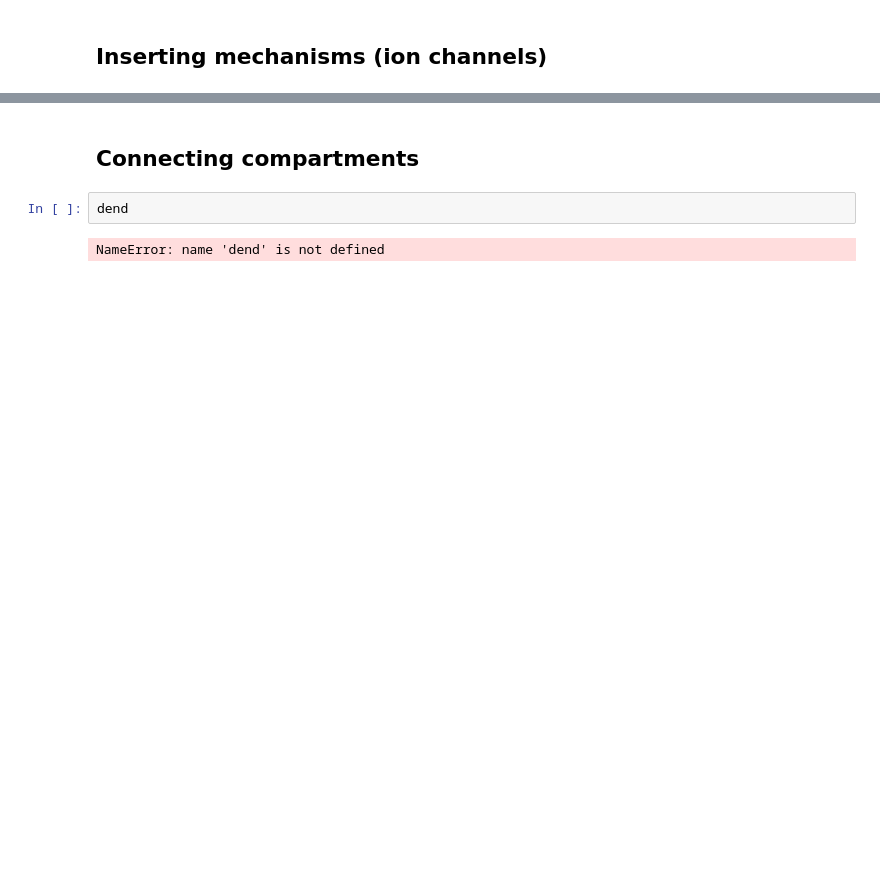
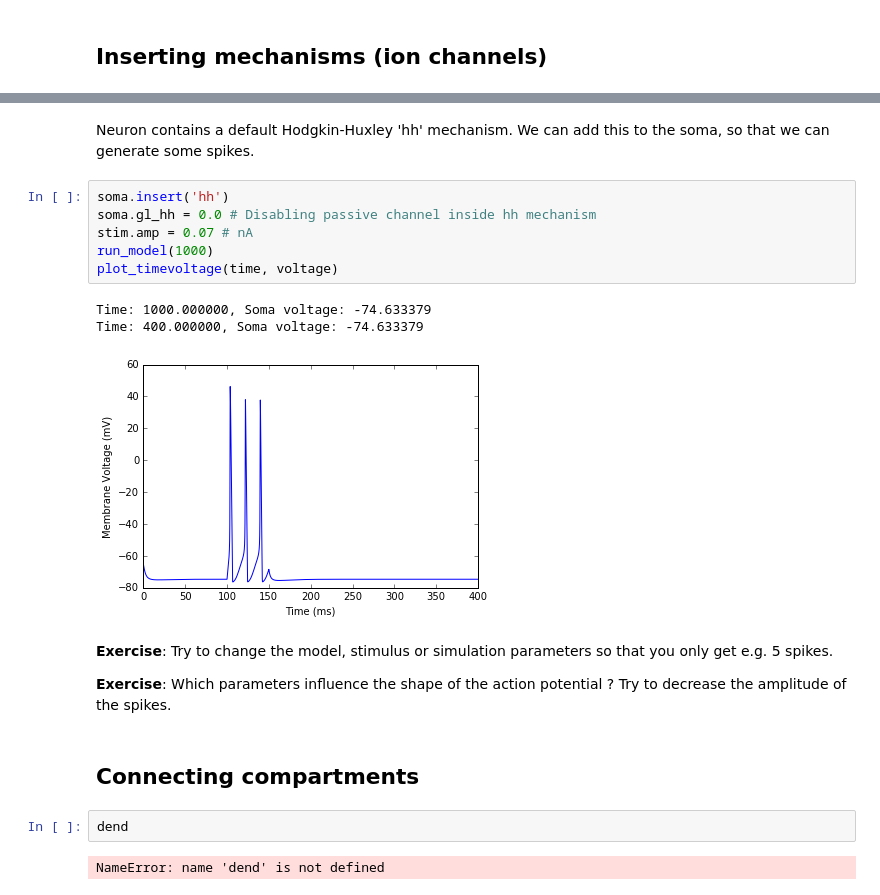
Before and after one commit to BlueBrain/SimulationTutorials, a Jupyter notebook: YRE2016/Neuron/Neuron simulator tutorial.ipynb, the cells around one changed output, grey strips where cells are left out. Cells and saved outputs as stored; diff of their text form; blank space fills up the shorter version.

```diff
--- a/YRE2016/Neuron/Neuron simulator tutorial.ipynb
+++ b/YRE2016/Neuron/Neuron simulator tutorial.ipynb
@@ -86,3 +173,19 @@ soma.insert('hh')
+# %% [markdown]
+Neuron contains a default Hodgkin-Huxley 'hh' mechanism. We can add this to the soma, so that we can generate some spikes.
+# %%
+soma.insert('hh')
+soma.gl_hh = 0.0 # Disabling passive channel inside hh mechanism
+stim.amp = 0.07 # nA
+run_model(1000)
+plot_timevoltage(time, voltage)
+# %% [output]
+Time: 1000.000000, Soma voltage: -74.633379
+Time: 400.000000, Soma voltage: -74.633379
+[figure, added]
+# %% [markdown]
+__Exercise__: Try to change the model, stimulus or simulation parameters so that you only get e.g. 5 spikes.
+
+__Exercise__: Which parameters influence the shape of the action potential ? Try to decrease the amplitude of the spikes.
 # %% [markdown]
 ## Connecting compartments
 # %%
```
Also changed, not shown: parts of 27 cells of this notebook.
